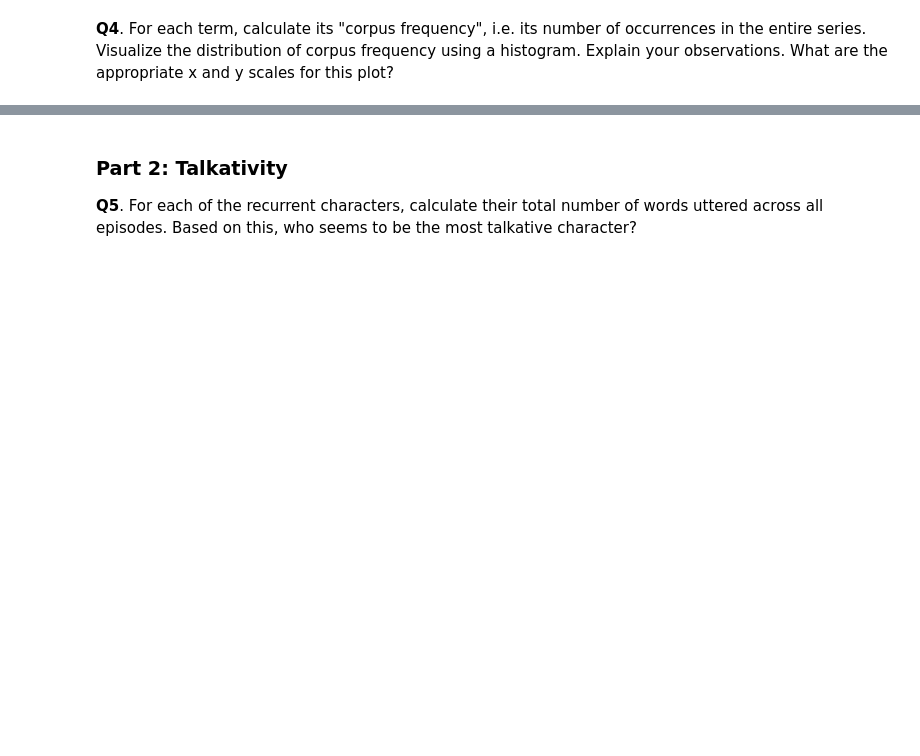
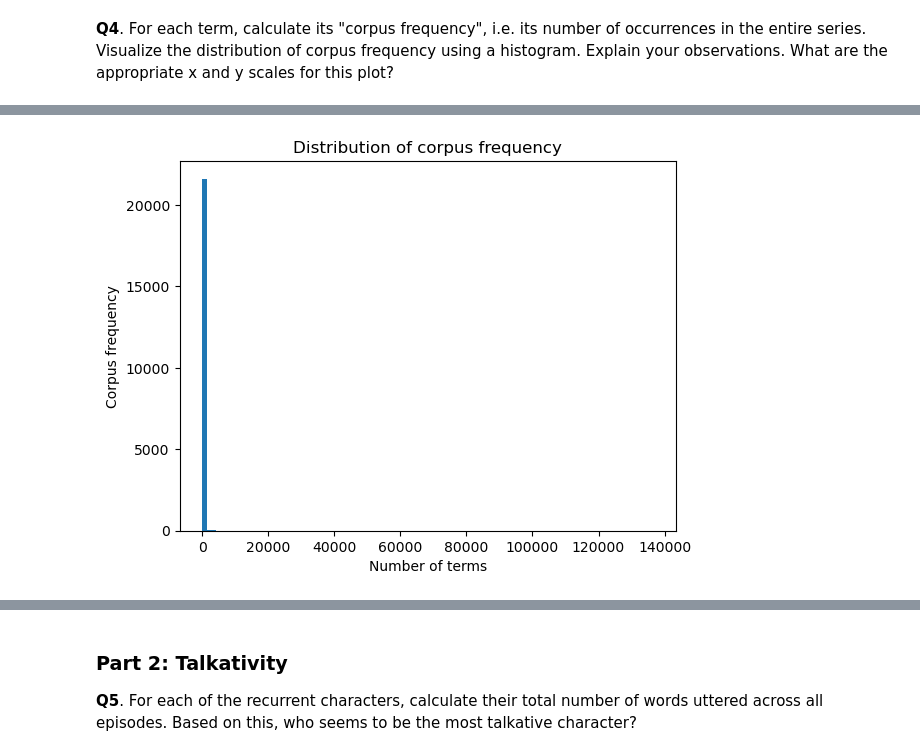
Before and after one commit to CamilleDelgrange/2022, a Jupyter notebook: Tutorials/09 - Handing text/Handling_text_exercise_2_cam.ipynb, the cells around one changed output, grey strips where cells are left out. Cells and saved outputs as stored; diff of their text form; code cells hidden in the pictures; blank space fills up the shorter version.

```diff
--- a/Tutorials/09 - Handing text/Handling_text_exercise_2_cam.ipynb
+++ b/Tutorials/09 - Handing text/Handling_text_exercise_2_cam.ipynb
@@ -44,0 +204,5 @@ Our friends' argument concerns the entire show. We have given you a file in the
+# %%
+corpus_frequency = pd.concat([pd.Series(row['Line'].split(' ')) for _, row in lines.iterrows()]).reset_index()
+corpus_frequency.columns = ["Frequency", "Word"]
+corpus_frequency = corpus_frequency.groupby("Word").count()
+corpus_frequency
@@ -44,0 +224,14 @@ Our friends' argument concerns the entire show. We have given you a file in the
+# %%
+# Visualize the distribution of corpus frequency using a histogram:
+# 1. Create a histogram with 100 bins
+# 2. Set the x-axis scale to logarithmic
+# 3. Set the x-axis label to "Corpus frequency"
+# 4. Set the y-axis label to "Number of terms"
+# 5. Set the title to "Distribution of corpus frequency"
+plt.hist(corpus_frequency["Frequency"], bins=100)
+plt.xlabel("Number of terms")
+plt.ylabel("Corpus frequency")
+plt.title("Distribution of corpus frequency")
+plt.show()
+# %% [output]
+[figure, added]
```
Also changed, not shown: parts of 31 cells of this notebook, 4 other files.
